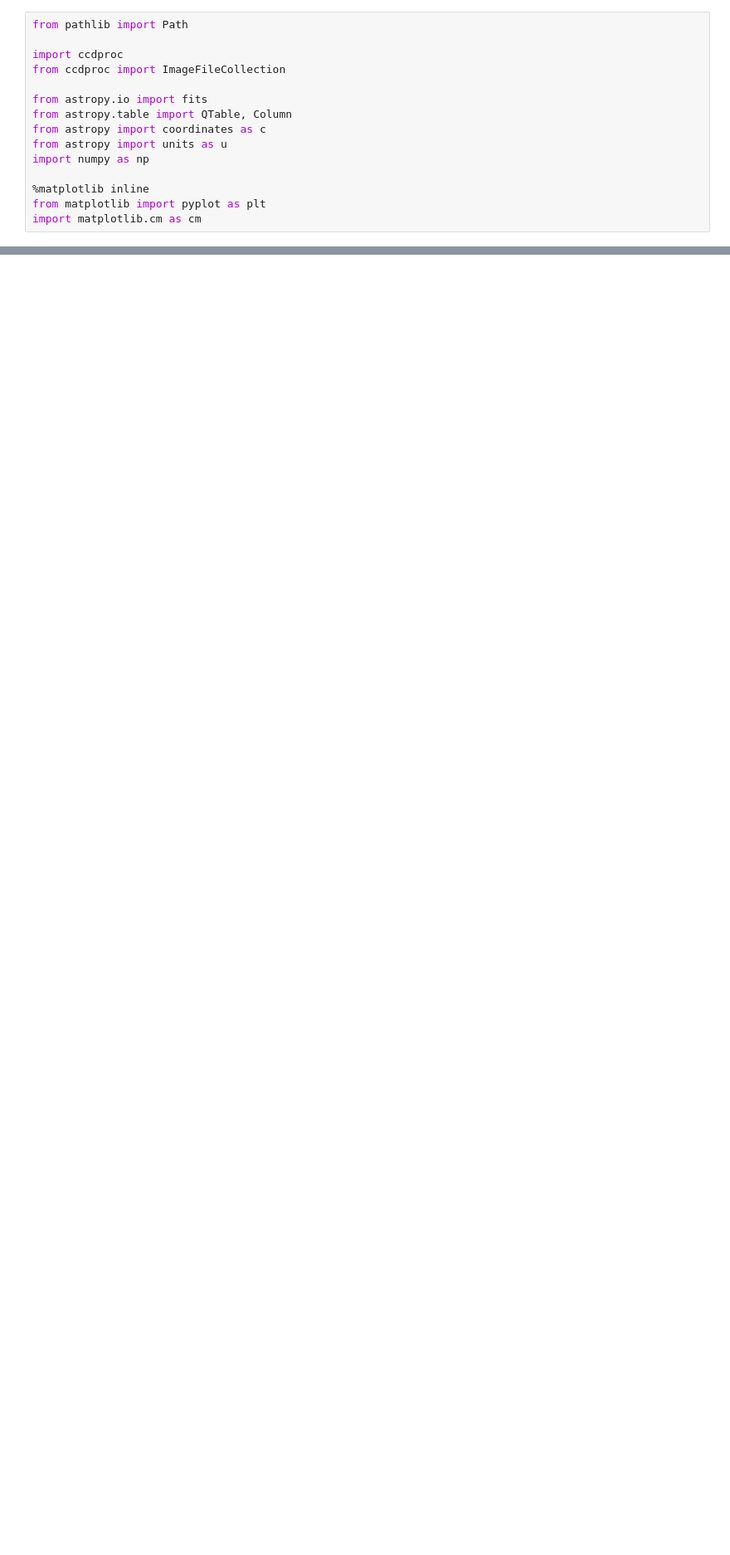
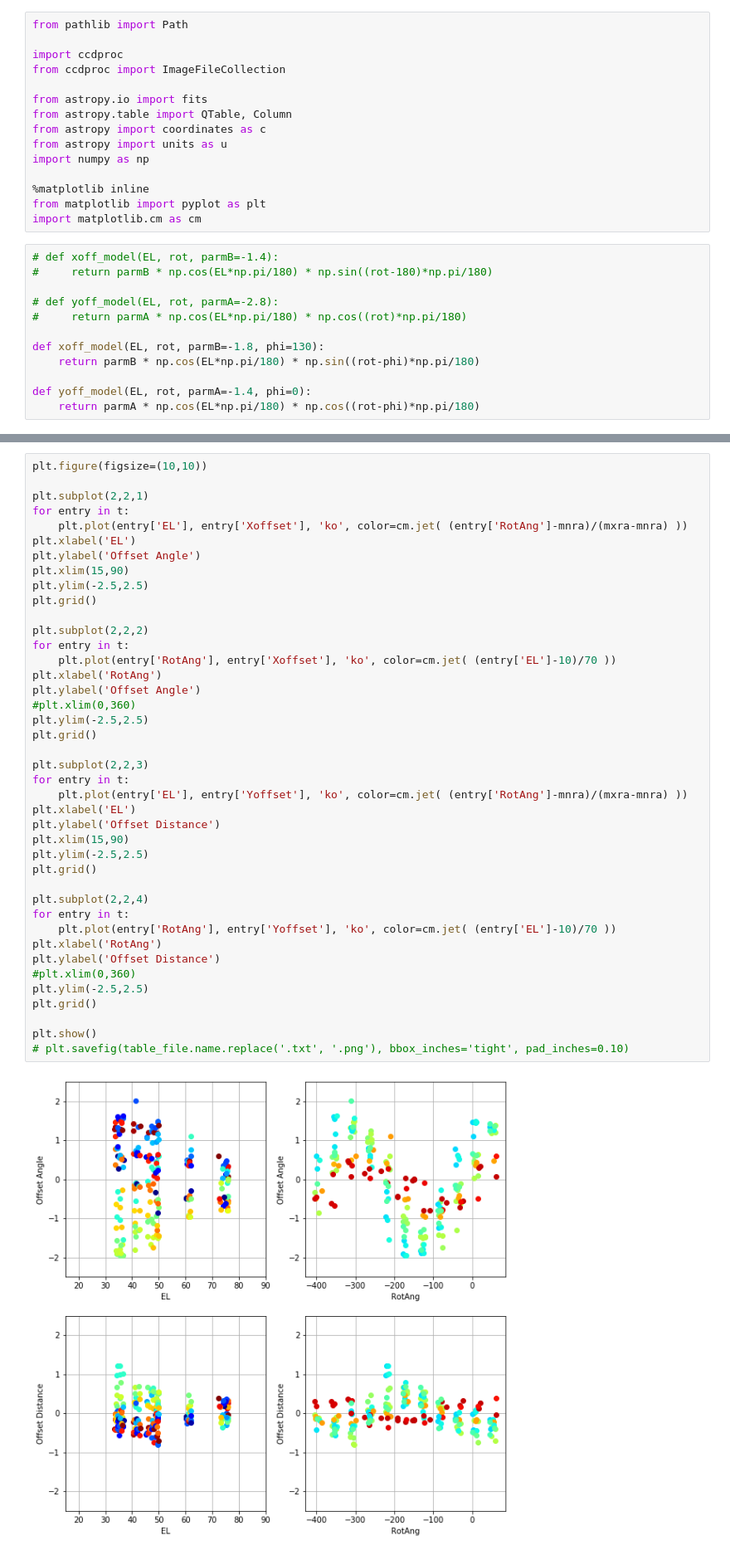
Before and after one commit to joshwalawender/MOSFIRE_GuiderFlexureModel, a Jupyter notebook: Guider Flexure.ipynb, the cells around one changed output, grey strips where cells are left out. Shown at 83% size. Drawn from its saved outputs; the diff is of its cells as text; blank space fills up the shorter version.

```diff
--- a/Guider Flexure.ipynb
+++ b/Guider Flexure.ipynb
@@ -43,6 +43,18 @@ import numpy as np
 %matplotlib inline
 from matplotlib import pyplot as plt
 import matplotlib.cm as cm
+# %%
+# def xoff_model(EL, rot, parmB=-1.4):
+#     return parmB * np.cos(EL*np.pi/180) * np.sin((rot-180)*np.pi/180)
+
+# def yoff_model(EL, rot, parmA=-2.8):
+#     return parmA * np.cos(EL*np.pi/180) * np.cos((rot)*np.pi/180)
+
+def xoff_model(EL, rot, parmB=-1.8, phi=130):
+    return parmB * np.cos(EL*np.pi/180) * np.sin((rot-phi)*np.pi/180)
+
+def yoff_model(EL, rot, parmA=-1.4, phi=0):
+    return parmA * np.cos(EL*np.pi/180) * np.cos((rot-phi)*np.pi/180)
 # %%
 # table_file = Path('~/KeckData/MOSFIRE_GuiderFlexure/ImageResults.txt').expanduser()
 # table_file = Path('~/KeckData/MOSFIRE_GuiderFlexure/ImageResults_20190515UT_t0.txt').expanduser()
@@ -85,0 +106,43 @@ t.add_column(Column(yo, name='Ymodel'))
+# %%
+plt.figure(figsize=(10,10))
+
+plt.subplot(2,2,1)
+for entry in t:
+    plt.plot(entry['EL'], entry['Xoffset'], 'ko', color=cm.jet( (entry['RotAng']-mnra)/(mxra-mnra) ))
+plt.xlabel('EL')
+plt.ylabel('Offset Angle')
+plt.xlim(15,90)
+plt.ylim(-2.5,2.5)
+plt.grid()
+
+plt.subplot(2,2,2)
+for entry in t:
+    plt.plot(entry['RotAng'], entry['Xoffset'], 'ko', color=cm.jet( (entry['EL']-10)/70 ))
+plt.xlabel('RotAng')
+plt.ylabel('Offset Angle')
+#plt.xlim(0,360)
+plt.ylim(-2.5,2.5)
+plt.grid()
+
+plt.subplot(2,2,3)
+for entry in t:
+    plt.plot(entry['EL'], entry['Yoffset'], 'ko', color=cm.jet( (entry['RotAng']-mnra)/(mxra-mnra) ))
+plt.xlabel('EL')
+plt.ylabel('Offset Distance')
+plt.xlim(15,90)
+plt.ylim(-2.5,2.5)
+plt.grid()
+
+plt.subplot(2,2,4)
+for entry in t:
+    plt.plot(entry['RotAng'], entry['Yoffset'], 'ko', color=cm.jet( (entry['EL']-10)/70 ))
+plt.xlabel('RotAng')
+plt.ylabel('Offset Distance')
+#plt.xlim(0,360)
+plt.ylim(-2.5,2.5)
+plt.grid()
+
+plt.show()
+# plt.savefig(table_file.name.replace('.txt', '.png'), bbox_inches='tight', pad_inches=0.10)
+# %% [output]
+[figure, added]
```
Also changed, not shown: parts of 18 cells of this notebook.
